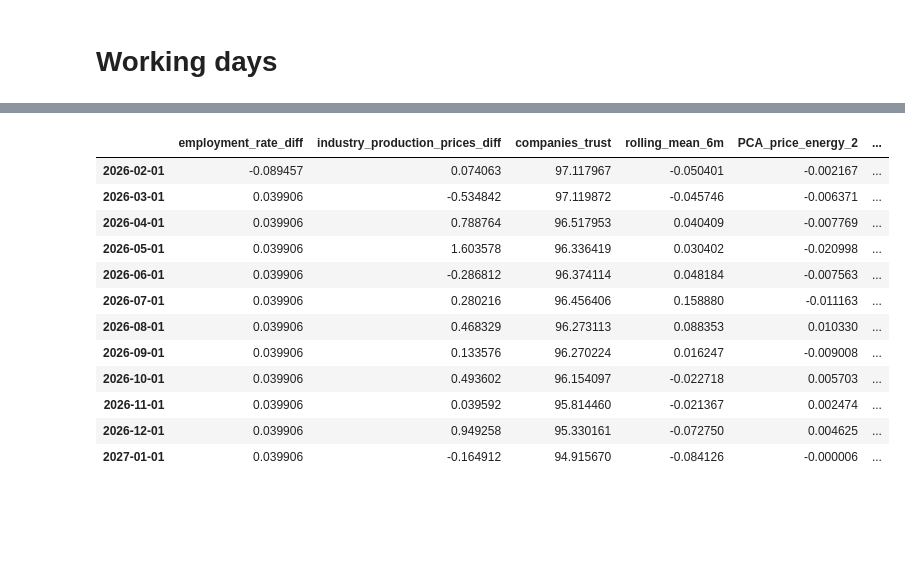
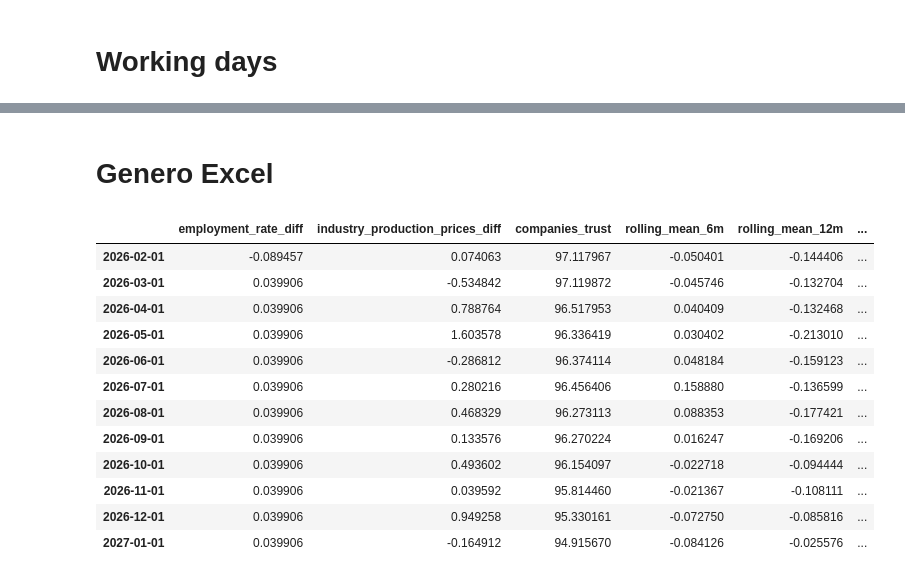
Before and after one commit to Francisscus/Employment_rate_predictor, a Jupyter notebook: 004_Prediction_dataset_generation.ipynb, the cells around one changed output, grey strips where cells are left out. Cells and saved outputs as stored; diff of their text form; code cells hidden in the pictures; blank space fills up the shorter version.

```diff
--- a/004_Prediction_dataset_generation.ipynb
+++ b/004_Prediction_dataset_generation.ipynb
@@ -570,8 +658,8 @@ model = ARIMA( endog=df[feature]
 res = model.fit()
 fcst = res.forecast(steps = h)
 
-df_fcst_diesel_price = pd.DataFrame({f"{feature}": fcst})
-df_fcst_diesel_price
+df_PCA_labour_1 = pd.DataFrame({f"{feature}": fcst})
+df_PCA_labour_1
 # %% [output]
 |  | PCA_labour_market_1 |
 | 2026-02-01 | 0.256510 |
@@ -658,8 +746,8 @@ model = ARIMA( endog=df[feature]
 res = model.fit()
 fcst = res.forecast(steps = h)
 
-df_fcst_diesel_price = pd.DataFrame({f"{feature}": fcst})
-df_fcst_diesel_price
+df_PCA_labour_2 = pd.DataFrame({f"{feature}": fcst})
+df_PCA_labour_2
 # %% [output]
 |  | PCA_labour_market_2 |
 | 2026-02-01 | -0.003330 |
@@ -746,8 +834,8 @@ model = ARIMA( endog=df[feature]
 res = model.fit()
 fcst = res.forecast(steps = h)
 
-df_fcst_diesel_price = pd.DataFrame({f"{feature}": fcst})
-df_fcst_diesel_price
+df_pca_energy_1 = pd.DataFrame({f"{feature}": fcst})
+df_pca_energy_1
 # %% [output]
 |  | PCA_price_energy_1 |
 | 2026-02-01 | 0.021205 |
@@ -834,8 +922,8 @@ model = ARIMA( endog=df[feature]
 res = model.fit()
 fcst = res.forecast(steps = h)
 
-df_fcst_diesel_price = pd.DataFrame({f"{feature}": fcst})
-df_fcst_diesel_price
+df_pca_energy_2 = pd.DataFrame({f"{feature}": fcst})
+df_pca_energy_2
 # %% [output]
 |  | PCA_price_energy_2 |
 | 2026-02-01 | -0.002167 |
@@ -900,22 +989,30 @@ df_working_days
+# %% [markdown]
+# Genero Excel
 # %%
-df_fcst = pd.concat([df_fcst_fixed_term,
-                     df_fcst_employment_rate,
-                     df_fcst_youth_employment_rate,
-                     df_fcst_industry_production_prices,
-                     df_fcst_diesel_price,
-                     df_working_days], axis = 1)
+df_fcst = pd.concat([df_fcst_employment_rate,
+                        df_fcst_industry_prod_prices,
+                        df_fcst_companies_trust,
+                        df_fcst_rolling_mean_6m,
+                        df_fcst_rolling_mean_12m,
+                        df_PCA_labour_1,
+                        df_PCA_labour_2,
+                        df_pca_energy_1,
+                        df_pca_energy_2,
+                        df_working_days], axis = 1)
+
+
 df_fcst
 # %% [output]
-|  | employment_rate_diff | industry_production_prices_diff | companies_trust | rolling_mean_6m | PCA_price_energy_2 | ... |
-| 2026-02-01 | -0.089457 | 0.074063 | 97.117967 | -0.050401 | -0.002167 | ... |
-| 2026-03-01 | 0.039906 | -0.534842 | 97.119872 | -0.045746 | -0.006371 | ... |
-| 2026-04-01 | 0.039906 | 0.788764 | 96.517953 | 0.040409 | -0.007769 | ... |
-| 2026-05-01 | 0.039906 | 1.603578 | 96.336419 | 0.030402 | -0.020998 | ... |
-| 2026-06-01 | 0.039906 | -0.286812 | 96.374114 | 0.048184 | -0.007563 | ... |
-| 2026-07-01 | 0.039906 | 0.280216 | 96.456406 | 0.158880 | -0.011163 | ... |
-| 2026-08-01 | 0.039906 | 0.468329 | 96.273113 | 0.088353 | 0.010330 | ... |
-| 2026-09-01 | 0.039906 | 0.133576 | 96.270224 | 0.016247 | -0.009008 | ... |
-| 2026-10-01 | 0.039906 | 0.493602 | 96.154097 | -0.022718 | 0.005703 | ... |
-| 2026-11-01 | 0.039906 | 0.039592 | 95.814460 | -0.021367 | 0.002474 | ... |
-| 2026-12-01 | 0.039906 | 0.949258 | 95.330161 | -0.072750 | 0.004625 | ... |
-| 2027-01-01 | 0.039906 | -0.164912 | 94.915670 | -0.084126 | -0.000006 | ... |
+|  | employment_rate_diff | industry_production_prices_diff | companies_trust | rolling_mean_6m | rolling_mean_12m | ... |
+| 2026-02-01 | -0.089457 | 0.074063 | 97.117967 | -0.050401 | -0.144406 | ... |
+| 2026-03-01 | 0.039906 | -0.534842 | 97.119872 | -0.045746 | -0.132704 | ... |
+| 2026-04-01 | 0.039906 | 0.788764 | 96.517953 | 0.040409 | -0.132468 | ... |
+| 2026-05-01 | 0.039906 | 1.603578 | 96.336419 | 0.030402 | -0.213010 | ... |
+| 2026-06-01 | 0.039906 | -0.286812 | 96.374114 | 0.048184 | -0.159123 | ... |
+| 2026-07-01 | 0.039906 | 0.280216 | 96.456406 | 0.158880 | -0.136599 | ... |
+| 2026-08-01 | 0.039906 | 0.468329 | 96.273113 | 0.088353 | -0.177421 | ... |
+| 2026-09-01 | 0.039906 | 0.133576 | 96.270224 | 0.016247 | -0.169206 | ... |
+| 2026-10-01 | 0.039906 | 0.493602 | 96.154097 | -0.022718 | -0.094444 | ... |
+| 2026-11-01 | 0.039906 | 0.039592 | 95.814460 | -0.021367 | -0.108111 | ... |
+| 2026-12-01 | 0.039906 | 0.949258 | 95.330161 | -0.072750 | -0.085816 | ... |
+| 2027-01-01 | 0.039906 | -0.164912 | 94.915670 | -0.084126 | -0.025576 | ... |
```
Also changed, not shown: parts of 27 cells of this notebook, 3 other files.
